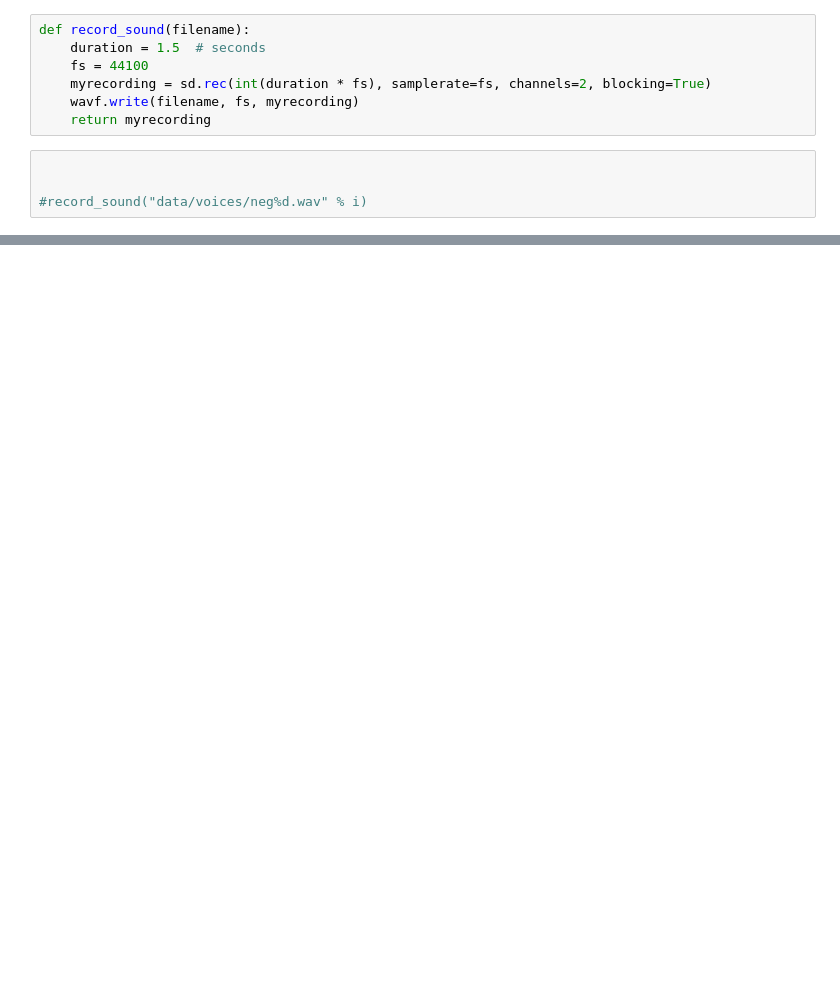
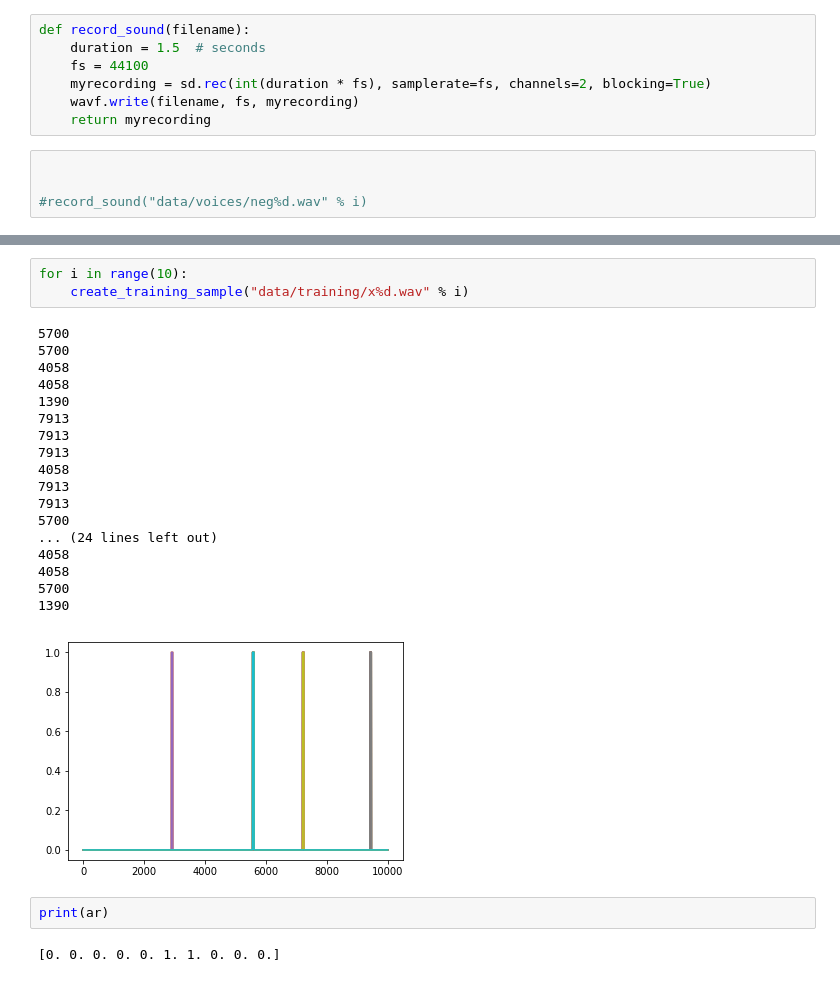
Before and after one commit to stigbosmans/triggerword_detection, a Jupyter notebook: triggerword.ipynb, the cells around one changed output, grey strips where cells are left out. Saved outputs shown, nothing was run; the diff lists cells and outputs as text; blank space fills up the shorter version.

```diff
--- a/triggerword.ipynb
+++ b/triggerword.ipynb
@@ -124,0 +142,26 @@ Audio("data/test_overlay.wav")
+# %%
+for i in range(10):
+    create_training_sample("data/training/x%d.wav" % i)
+# %% [output]
+5700
+5700
+4058
+4058
+1390
+7913
+7913
+7913
+4058
+7913
+7913
+5700
+... (24 lines left out)
+4058
+4058
+5700
+1390
+[figure, added]
+# %%
+print(ar)
+# %% [output]
+[0. 0. 0. 0. 0. 1. 1. 0. 0. 0.]
```
Also changed, not shown: parts of 5 cells of this notebook, 1 other file.
